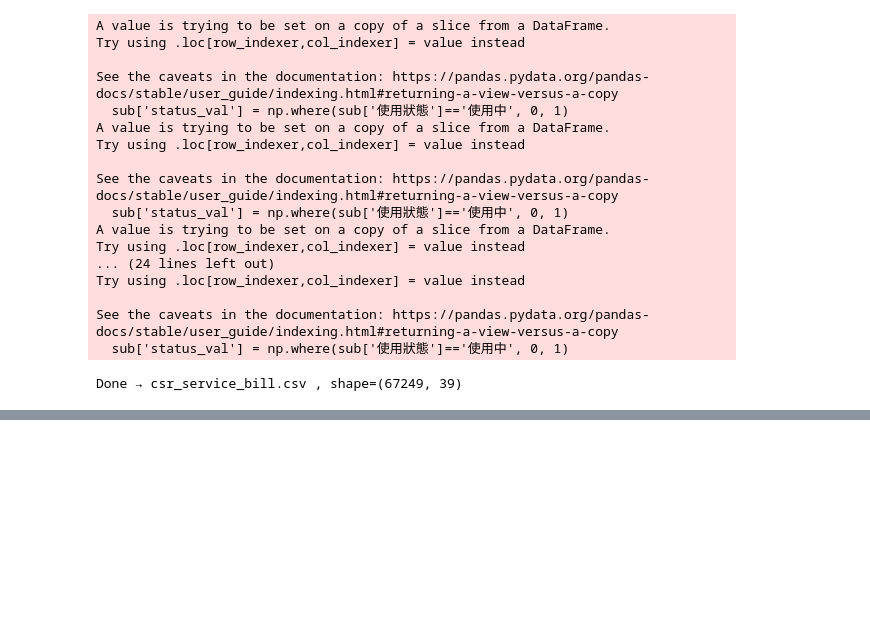
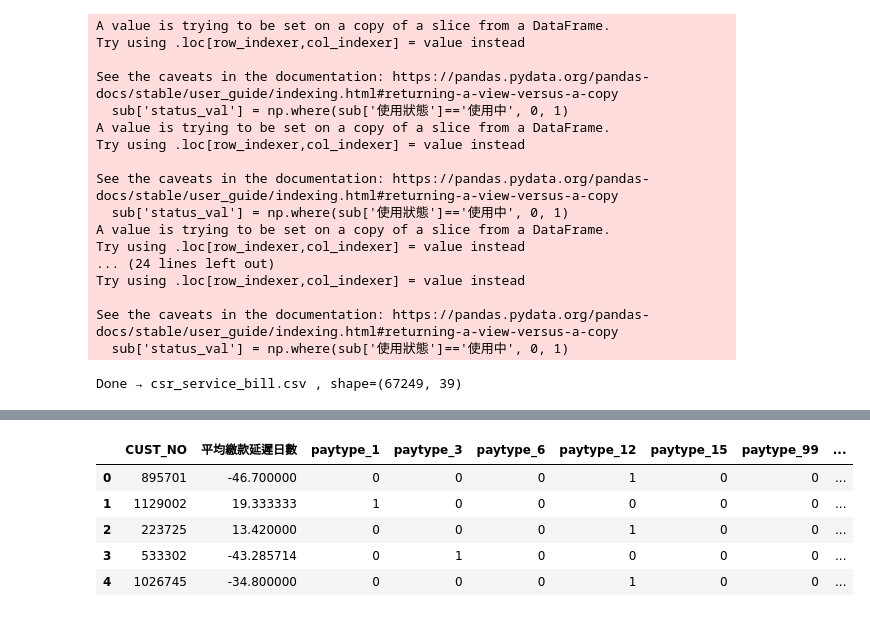
Before and after one commit to Kevinlo937/cord-cutting-predicated, a Jupyter notebook: topMSO_csr_service_bill.ipynb, the cells around one changed output, grey strips where cells are left out. Cells and saved outputs as stored; diff of their text form; code cells hidden in the pictures; blank space fills up the shorter version.

```diff
--- a/topMSO_csr_service_bill.ipynb
+++ b/topMSO_csr_service_bill.ipynb
@@ -66,0 +314,9 @@ Done → csr_service_bill.csv , shape=(67249, 39)
+# %%
+c.head()
+# %% [output]
+|  | CUST_NO | 平均繳款延遲日數 | paytype_1 | paytype_3 | paytype_6 | paytype_12 | paytype_15 | paytype_99 | ... |
+| 0 | 895701 | -46.700000 | 0 | 0 | 0 | 1 | 0 | 0 | ... |
+| 1 | 1129002 | 19.333333 | 1 | 0 | 0 | 0 | 0 | 0 | ... |
+| 2 | 223725 | 13.420000 | 0 | 0 | 0 | 1 | 0 | 0 | ... |
+| 3 | 533302 | -43.285714 | 0 | 1 | 0 | 0 | 0 | 0 | ... |
+| 4 | 1026745 | -34.800000 | 0 | 0 | 0 | 1 | 0 | 0 | ... |
```
Also changed, not shown: parts of 26 cells of this notebook.
